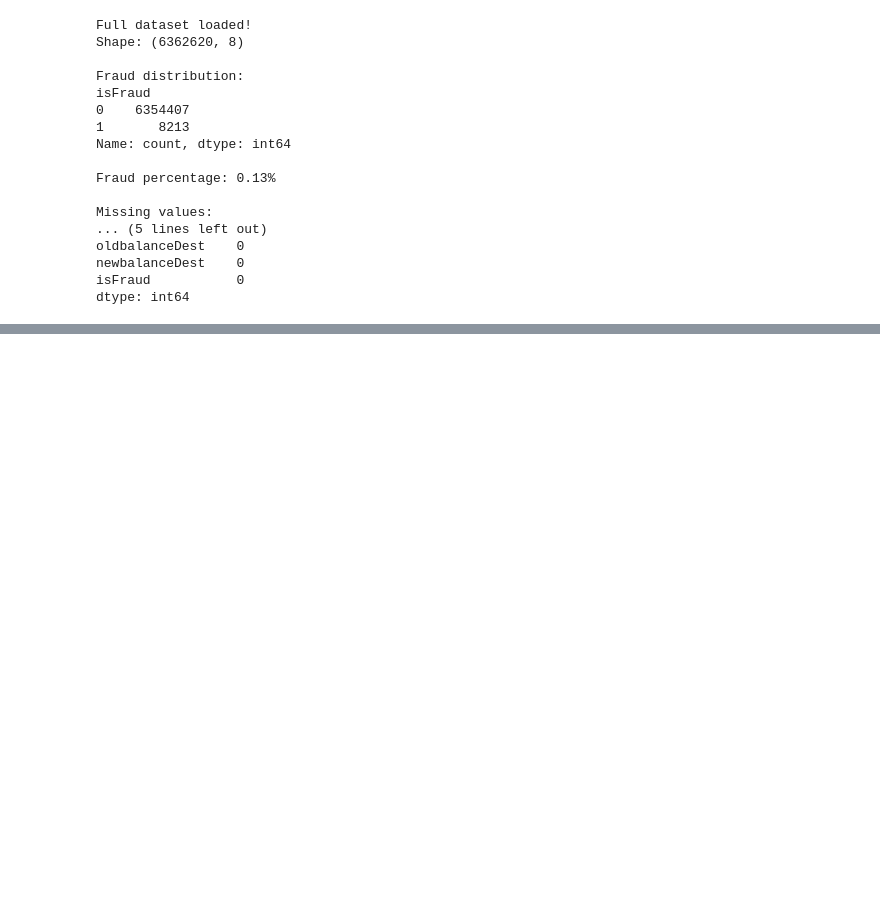
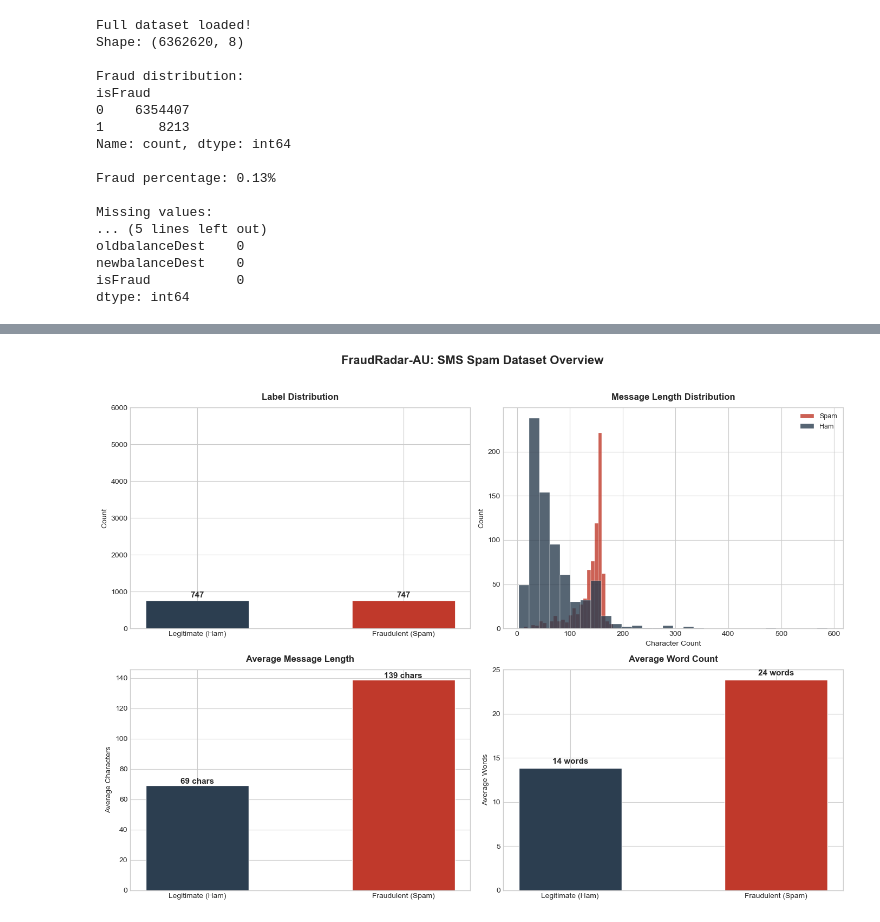
Before and after one commit to Amanda1005/FraudRadar-AU, a Jupyter notebook: notebooks/01_data_preparation.ipynb, the cells around one changed output, grey strips where cells are left out. Saved outputs shown, nothing was run; the diff lists cells and outputs as text; code cells hidden in the pictures; blank space fills up the shorter version.

```diff
--- a/notebooks/01_data_preparation.ipynb
+++ b/notebooks/01_data_preparation.ipynb
@@ -253,0 +64,19 @@ Sample data:
+# %%
+# Load SMS Spam dataset
+df_sms = pd.read_csv('../data/spam.csv',
+                     encoding='latin-1',
+                     usecols=['v1', 'v2'])
+
+# Rename columns
+df_sms.columns = ['label', 'text']
+
+# Convert label to binary
+df_sms['label'] = df_sms['label'].map({'ham': 0, 'spam': 1})
+
+print(f"SMS Spam dataset loaded!")
+print(f"Shape: {df_sms.shape}")
+print(f"\nLabel distribution:")
+print(df_sms['label'].value_counts())
+print(f"\nSpam percentage: {df_sms['label'].mean()*100:.1f}%")
+print(f"\nSample data:")
+df_sms.head()
@@ -365,0 +262,75 @@ Name: count, dtype: int64
+# %%
+plt.style.use('seaborn-v0_8-whitegrid')
+colors = {'spam': '#C0392B', 'ham': '#2C3E50'}
+
+fig, axes = plt.subplots(2, 2, figsize=(14, 10))
+fig.suptitle('FraudRadar-AU: SMS Spam Dataset Overview',
+             fontsize=16, fontweight='bold', y=1.02)
+
+# Plot 1: Label Distribution
+bars = axes[0, 0].bar(['Legitimate (Ham)', 'Fraudulent (Spam)'],
+                       df_balanced['label'].value_counts().sort_index().values,
+                       color=[colors['ham'], colors['spam']],
+                       edgecolor='white', linewidth=0.5, width=0.5)
+axes[0, 0].set_title('Label Distribution',
+                      fontsize=12, fontweight='bold', pad=10)
+axes[0, 0].set_ylabel('Count', fontsize=10)
+axes[0, 0].set_ylim(0, 6000)
+for bar in bars:
+    axes[0, 0].text(bar.get_x() + bar.get_width()/2.,
+                    bar.get_height() + 50,
+                    f'{int(bar.get_height()):,}',
+                    ha='center', va='bottom', fontweight='bold', fontsize=11)
+
+# Plot 2: Message Length Distribution
+df_balanced['text_length'] = df_balanced['text'].apply(len)
+axes[0, 1].hist(df_balanced[df_balanced['label']==1]['text_length'],
+                bins=30, alpha=0.8, color=colors['spam'],
+                label='Spam', edgecolor='white', linewidth=0.3)
+axes[0, 1].hist(df_balanced[df_balanced['label']==0]['text_length'],
+                bins=30, alpha=0.8, color=colors['ham'],
+                label='Ham', edgecolor='white', linewidth=0.3)
+axes[0, 1].set_title('Message Length Distribution',
+                      fontsize=12, fontweight='bold', pad=10)
+axes[0, 1].set_xlabel('Character Count', fontsize=10)
+axes[0, 1].set_ylabel('Count', fontsize=10)
+axes[0, 1].legend(fontsize=9)
+
+# Plot 3: Average Message Length
+avg_length = df_balanced.groupby('label')['text_length'].mean()
+bars3 = axes[1, 0].bar(['Legitimate (Ham)', 'Fraudulent (Spam)'],
+                        avg_length.values,
+                        color=[colors['ham'], colors['spam']],
+                        edgecolor='white', width=0.5)
+axes[1, 0].set_title('Average Message Length',
+                      fontsize=12, fontweight='bold', pad=10)
+axes[1, 0].set_ylabel('Average Characters', fontsize=10)
+for bar, val in zip(bars3, avg_length.values):
+    axes[1, 0].text(bar.get_x() + bar.get_width()/2.,
+                    bar.get_height() + 1,
+                    f'{val:.0f} chars',
+                    ha='center', fontweight='bold', fontsize=11)
+
+# Plot 4: Word Count Distribution
+df_balanced['word_count'] = df_balanced['text'].apply(lambda x: len(x.split()))
+avg_words = df_balanced.groupby('label')['word_count'].mean()
+bars4 = axes[1, 1].bar(['Legitimate (Ham)', 'Fraudulent (Spam)'],
+                        avg_words.values,
+                        color=[colors['ham'], colors['spam']],
+                        edgecolor='white', width=0.5)
+axes[1, 1].set_title('Average Word Count',
+                      fontsize=12, fontweight='bold', pad=10)
+axes[1, 1].set_ylabel('Average Words', fontsize=10)
+for bar, val in zip(bars4, avg_words.values):
+    axes[1, 1].text(bar.get_x() + bar.get_width()/2.,
+                    bar.get_height() + 0.5,
+                    f'{val:.0f} words',
+                    ha='center', fontweight='bold', fontsize=11)
+
+plt.tight_layout()
+plt.savefig('../results/figures/sms_dataset_overview.png',
+            dpi=150, bbox_inches='tight', facecolor='white')
+plt.show()
+print("EDA plots saved!")
+# %% [output]
+[figure, added]
```
Also changed, not shown: parts of 38 cells of this notebook, 4 other files.
